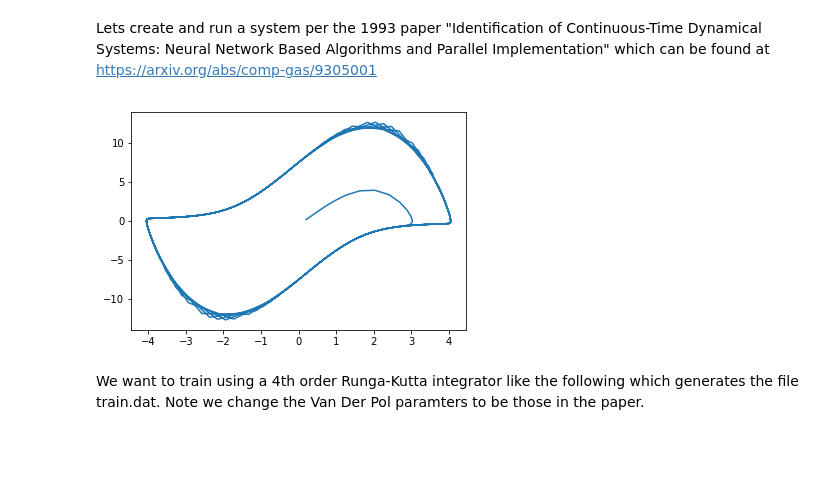
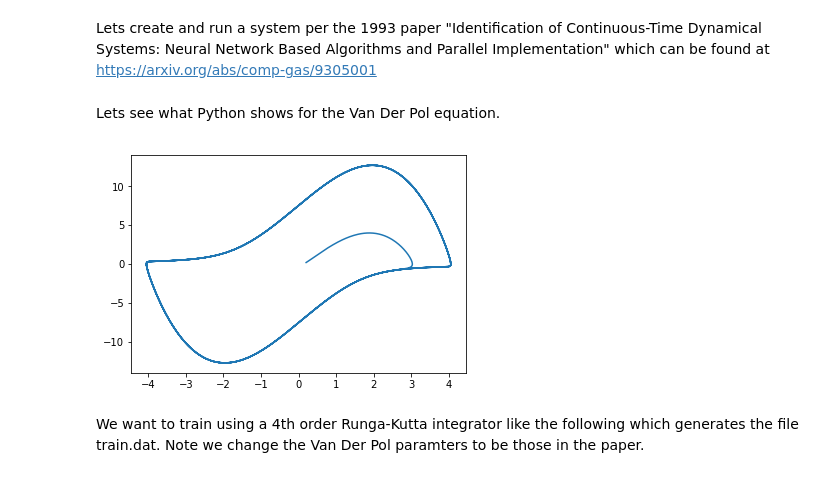
Before and after one commit to rmfarber/farbopt, a Jupyter notebook: examples/RungaKutta/vanderpol.ipynb, the cells around one changed output. Drawn from its saved outputs; the diff is of its cells as text; code cells hidden in the pictures; blank space fills up the shorter version.

```diff
--- a/examples/RungaKutta/vanderpol.ipynb
+++ b/examples/RungaKutta/vanderpol.ipynb
@@ -5,39 +3,40 @@ Lets see what Puthon shows for the Van Der Pol equation.
+# %% [markdown]
+Lets see what Python shows for the Van Der Pol equation.
 # %%
+# %load viewPredict.py
 import numpy as np
 from pylab import *
-%matplotlib inline
-
 from scipy.integrate import odeint
 
 #Settings used in https://arxiv.org/pdf/comp-gas/9305001.pdf
-nSamples=500
+nSamples=5000
 mu = 1
 delta = 4.0
 omega = 1.0
 
 #mu = 0.2
 #delta = 1.0
 #omega = 1.0
 
 def van_der_pol_oscillator_deriv(x, t):
     nx0 = x[1]
     nx1 = -mu * (x[0] ** 2.0 - delta) * x[1] - omega * x[0]
     res = np.array([nx0, nx1])
     return res
 
 ts = np.linspace(0.0, 50.0, nSamples)
 
 xs = odeint(van_der_pol_oscillator_deriv, [0.2, 0.2], ts)
 plt.plot(xs[:,0], xs[:,1])
 #xs = odeint(van_der_pol_oscillator_deriv, [-3.0, -3.0], ts)
 ##plt.plot(xs[:,0], xs[:,1])
-xs = odeint(van_der_pol_oscillator_deriv, [4.0, 4.0], ts)
+#xs = odeint(van_der_pol_oscillator_deriv, [4.0, 4.0], ts)
 #plt.plot(xs[:,0], xs[:,1])
 #plt.gca().set_aspect('equal')
 #plt.savefig('vanderpol_oscillator.png')
 plt.show()
 # %% [output]
-[figure, old version]
+[figure, new version]
 # %% [markdown]
 We want to train using a 4th order Runga-Kutta integrator like the following which generates the file train.dat. Note we change the Van Der Pol paramters to be those in the paper.
 # %%
```
Also changed, not shown: parts of 3 cells of this notebook.
